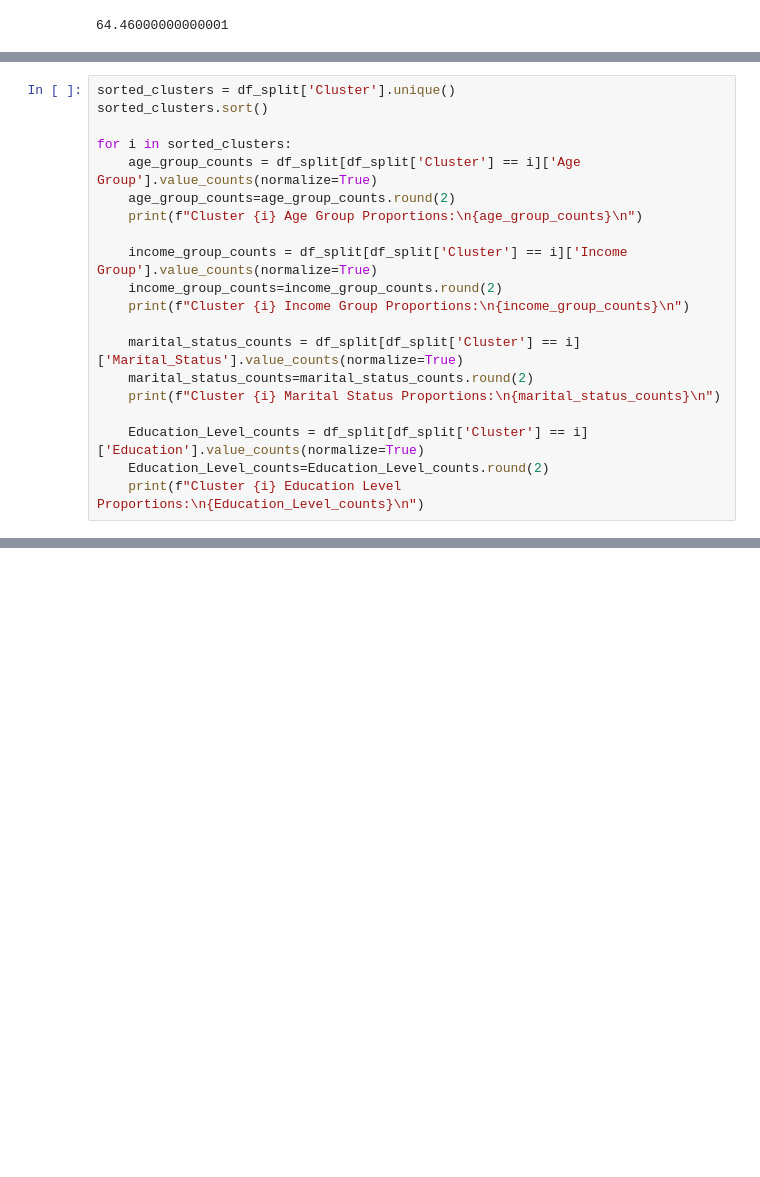
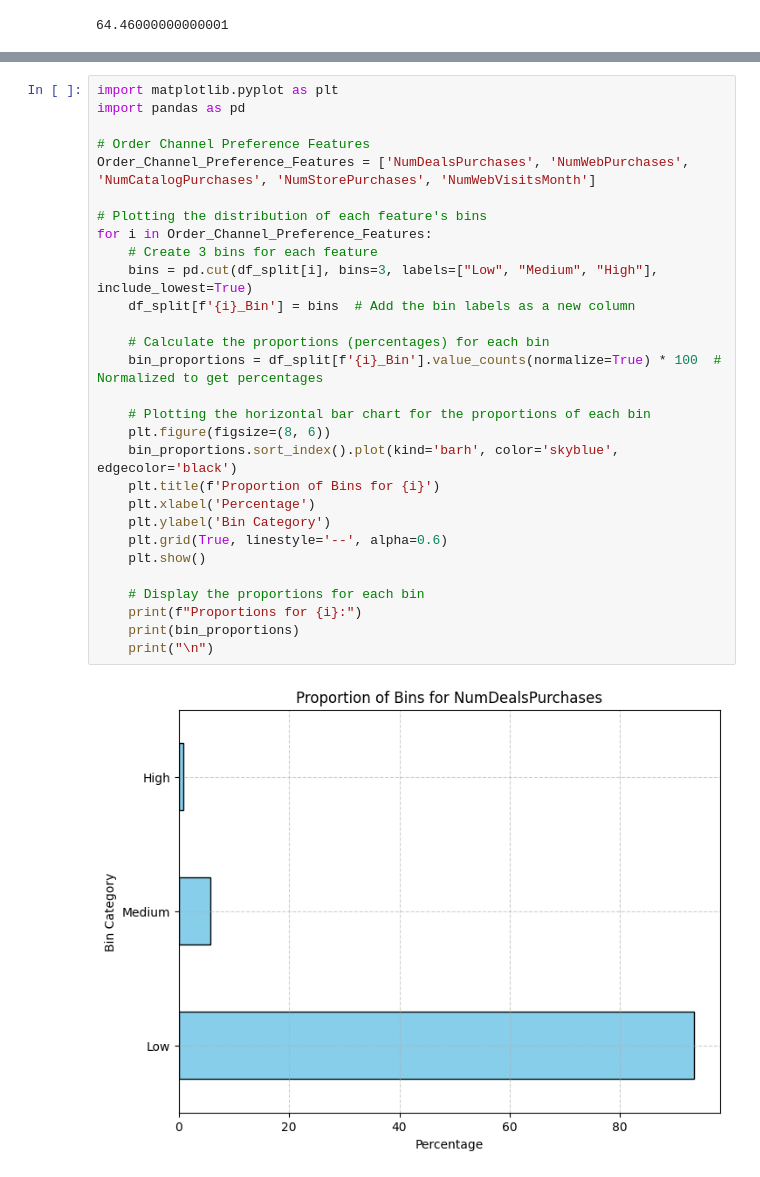
Before and after one commit to Peng-Wang-DS/Data-Science-Fundamentals, a Jupyter notebook: Project 3: K-Means Clustering, Target Marketing, Sales Forecast/Research.ipynb, the cells around one changed output, grey strips where cells are left out. Drawn from its saved outputs; the diff is of its cells as text; blank space fills up the shorter version.

Commit message:
Clustering and Target Marketing

```diff
--- a/Project 3: K-Means Clustering, Target Marketing, Sales Forecast/Research.ipynb
+++ b/Project 3: K-Means Clustering, Target Marketing, Sales Forecast/Research.ipynb
@@ -769,20 +782,0 @@ Note: you may need to restart the kernel to use updated packages.
-# %%
-sorted_clusters = df_split['Cluster'].unique()
-sorted_clusters.sort()
-
-for i in sorted_clusters:
-    age_group_counts = df_split[df_split['Cluster'] == i]['Age Group'].value_counts(normalize=True)
-    age_group_counts=age_group_counts.round(2)
-    print(f"Cluster {i} Age Group Proportions:\n{age_group_counts}\n")
-
-    income_group_counts = df_split[df_split['Cluster'] == i]['Income Group'].value_counts(normalize=True)
-    income_group_counts=income_group_counts.round(2)
-    print(f"Cluster {i} Income Group Proportions:\n{income_group_counts}\n")
-
-    marital_status_counts = df_split[df_split['Cluster'] == i]['Marital_Status'].value_counts(normalize=True)
-    marital_status_counts=marital_status_counts.round(2)
-    print(f"Cluster {i} Marital Status Proportions:\n{marital_status_counts}\n")
-
-    Education_Level_counts = df_split[df_split['Cluster'] == i]['Education'].value_counts(normalize=True)
-    Education_Level_counts=Education_Level_counts.round(2)
-    print(f"Cluster {i} Education Level Proportions:\n{Education_Level_counts}\n")
@@ -875,0 +792,31 @@ With the clusters we've created, we can:
+# %%
+import matplotlib.pyplot as plt
+import pandas as pd
+
+# Order Channel Preference Features
+Order_Channel_Preference_Features = ['NumDealsPurchases', 'NumWebPurchases', 'NumCatalogPurchases', 'NumStorePurchases', 'NumWebVisitsMonth']
+
+# Plotting the distribution of each feature's bins
+for i in Order_Channel_Preference_Features:
+    # Create 3 bins for each feature
+    bins = pd.cut(df_split[i], bins=3, labels=["Low", "Medium", "High"], include_lowest=True)
+    df_split[f'{i}_Bin'] = bins  # Add the bin labels as a new column
+
+    # Calculate the proportions (percentages) for each bin
+    bin_proportions = df_split[f'{i}_Bin'].value_counts(normalize=True) * 100  # Normalized to get percentages
+
+    # Plotting the horizontal bar chart for the proportions of each bin
+    plt.figure(figsize=(8, 6))
+    bin_proportions.sort_index().plot(kind='barh', color='skyblue', edgecolor='black')
+    plt.title(f'Proportion of Bins for {i}')
+    plt.xlabel('Percentage')
+    plt.ylabel('Bin Category')
+    plt.grid(True, linestyle='--', alpha=0.6)
+    plt.show()
+
+    # Display the proportions for each bin
+    print(f"Proportions for {i}:")
+    print(bin_proportions)
+    print("\n")
+# %% [output]
+[figure, added]
```
Also changed, not shown: parts of 49 cells of this notebook.
